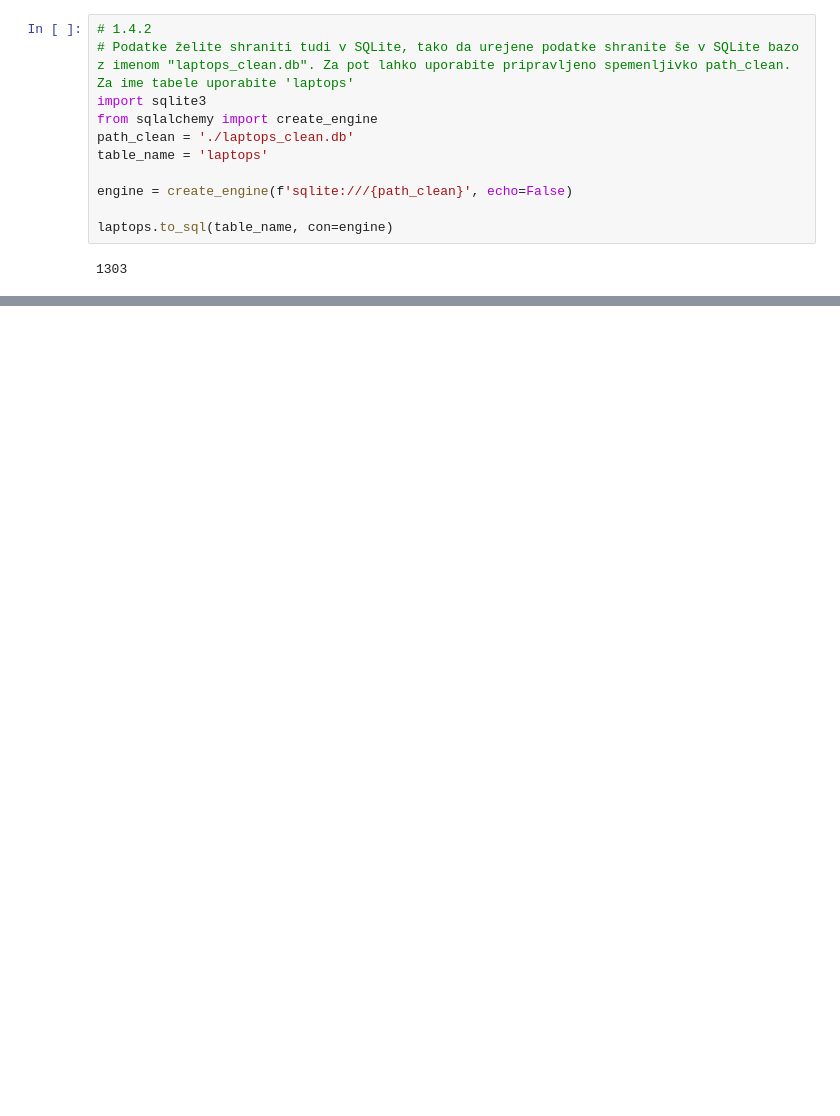
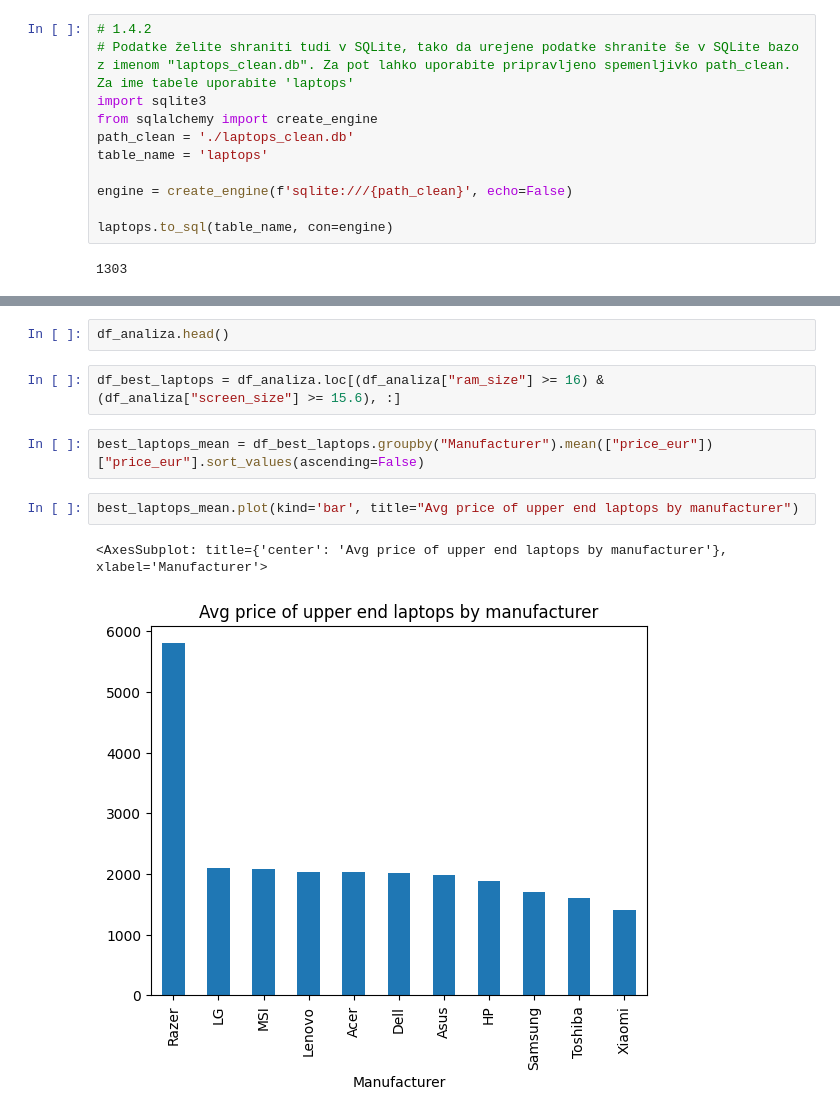
Before and after one commit to mihajlov123/python-analitika-notes, a Jupyter notebook: Izpiti/Vaje/vaje_za_izpit.ipynb, the cells around one changed output, grey strips where cells are left out. Cells and saved outputs as stored; diff of their text form; blank space fills up the shorter version.

```diff
--- a/Izpiti/Vaje/vaje_za_izpit.ipynb
+++ b/Izpiti/Vaje/vaje_za_izpit.ipynb
@@ -444,0 +644,11 @@ laptops_read_test.head(10)
+# %%
+df_analiza.head()
+# %%
+df_best_laptops = df_analiza.loc[(df_analiza["ram_size"] >= 16) & (df_analiza["screen_size"] >= 15.6), :]
+# %%
+best_laptops_mean = df_best_laptops.groupby("Manufacturer").mean(["price_eur"])["price_eur"].sort_values(ascending=False)
+# %%
+best_laptops_mean.plot(kind='bar', title="Avg price of upper end laptops by manufacturer")
+# %% [output]
+<AxesSubplot: title={'center': 'Avg price of upper end laptops by manufacturer'}, xlabel='Manufacturer'>
+[figure, added]
```
Also changed, not shown: parts of 25 cells of this notebook, 3 other files.
